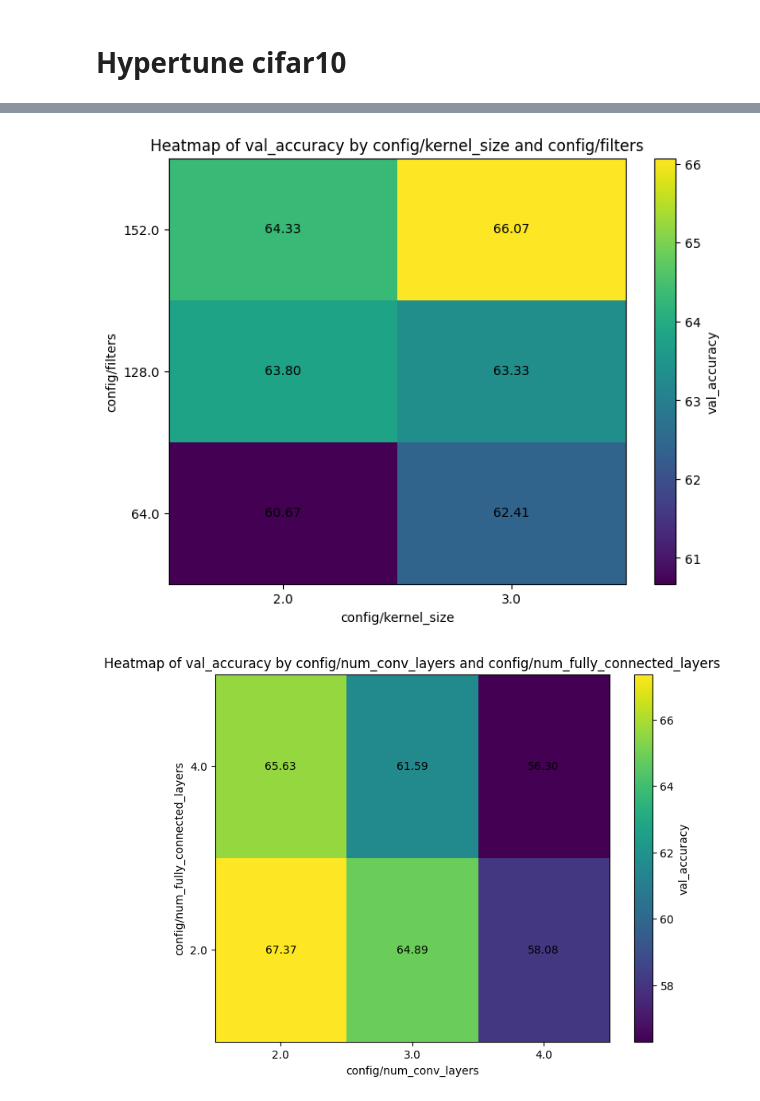
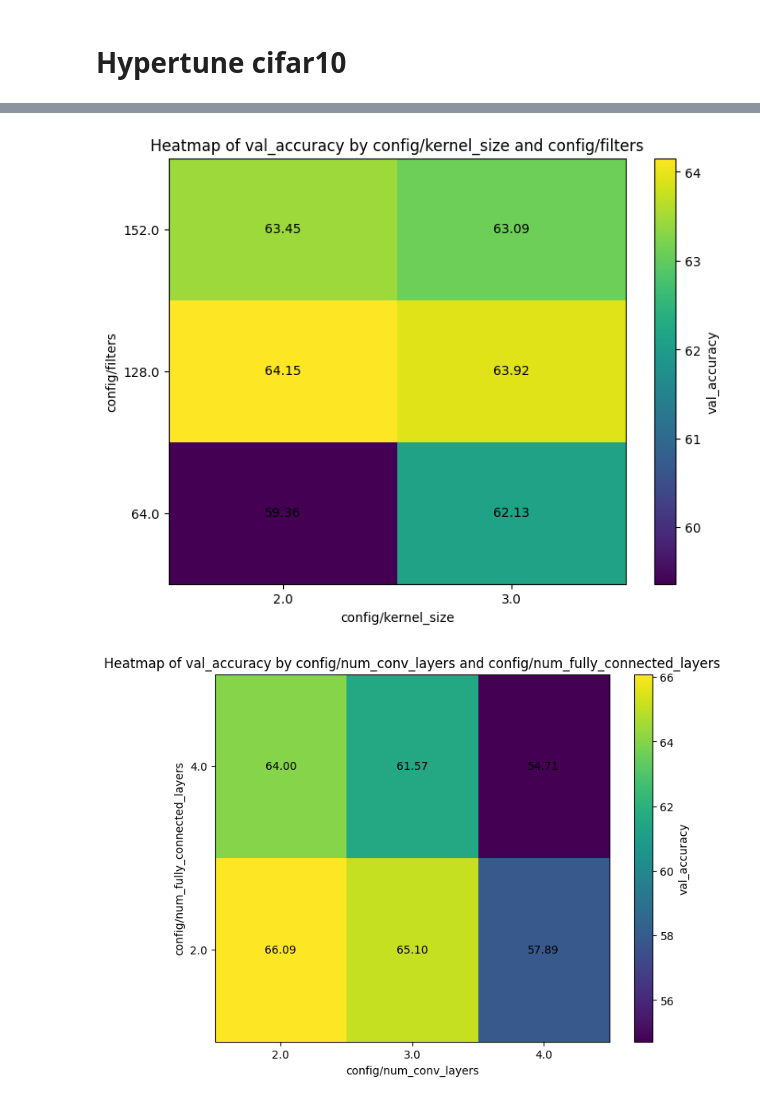
Before and after one commit to Kruimel/portfolio-DLDEPL01_2025, a Jupyter notebook: 4-hypertuning-ray/hypertune_cifar.ipynb, the cells around one changed output, grey strips where cells are left out. Cells and saved outputs as stored; diff of their text form; code cells hidden in the pictures.

```diff
--- a/4-hypertuning-ray/hypertune_cifar.ipynb
+++ b/4-hypertuning-ray/hypertune_cifar.ipynb
@@ -756,0 +805,43 @@ Trial Status
+# %%
+
+config_structure = {
+    # Fixed parameters
+    "epochs": 3,
+    "data_dir": Path(DATADIR).resolve(),
+    "tune_dir": Path(TUNEDIR).resolve(),
+    "batch_size": 64,
+    "input_size": 3,
+    "output_size": 10,
+    "hidden_size": 350,
+    "dropout": 0,
+    "num_fully_connected_layers": tune.grid_search([2,4]),
+    "learning_rate": 0.001,
+    "loss_fn": torch.nn.CrossEntropyLoss(), # suitable for multi-class classification
+    "optimizer": torch.optim.Adam,
+    "scheduler": torch.optim.lr_scheduler.ReduceLROnPlateau,
+    "metrics": "accuracy",
+    "device": "cuda" if torch.cuda.is_available() else "cpu",
+
+    # convolutional layer parameters
+    "num_conv_layers": tune.grid_search([2,3,4]),
+    "filters": tune.grid_search([64,128,152]),
+    "kernel_size": tune.grid_search([2,3]),
+    "stride": 1,
+    "padding": 0,
+}
+
+analysis_structure = tune.run(
+    train_and_evaluate_ray,
+    config=config_structure,
+    name="cnn_hyperparameter_gridsearch",
+    metric="val_loss",
+    mode="min",
+    storage_path=str(config_structure["tune_dir"]),  # ensure path is string
+    stop={"training_iteration": config_structure["epochs"]},
+    verbose=1,
+    resume=True,
+    raise_on_failed_trial=False  # This prevents TuneError from being raised
+)
+
+tune_df_structure = analysis_structure.results_df.sort_values("val_loss")
+tune_df_structure.head()
@@ -785,21 +924,21 @@ def plot_heatmap(df, x, y, z):
     plt.show()
 # %%
 plot_heatmap(
-    tune_df,
+    tune_df_structure,
     x="config/kernel_size",
     y="config/filters",
     z="val_accuracy"
 )
 # %% [output]
-[figure, old version]
+[figure, new version]
 # %%
 plot_heatmap(
-    tune_df,
+    tune_df_structure,
     x="config/num_conv_layers",
     y="config/num_fully_connected_layers",
     z="val_accuracy",
 )
 # %% [output]
-[figure, old version]
+[figure, new version]
 # %%
 plot_heatmap(
```
Also changed, not shown: parts of 34 cells of this notebook, 6 other files.
